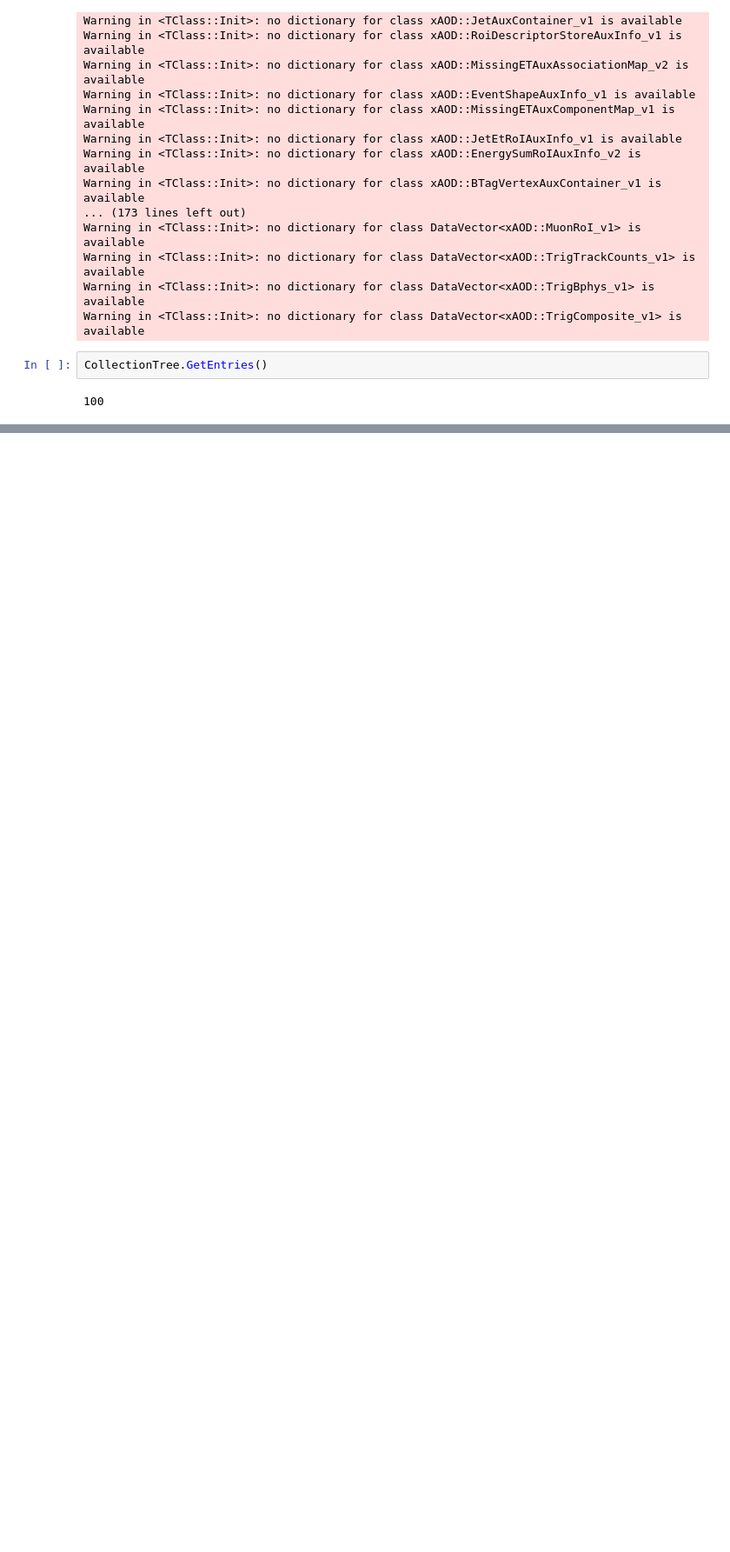
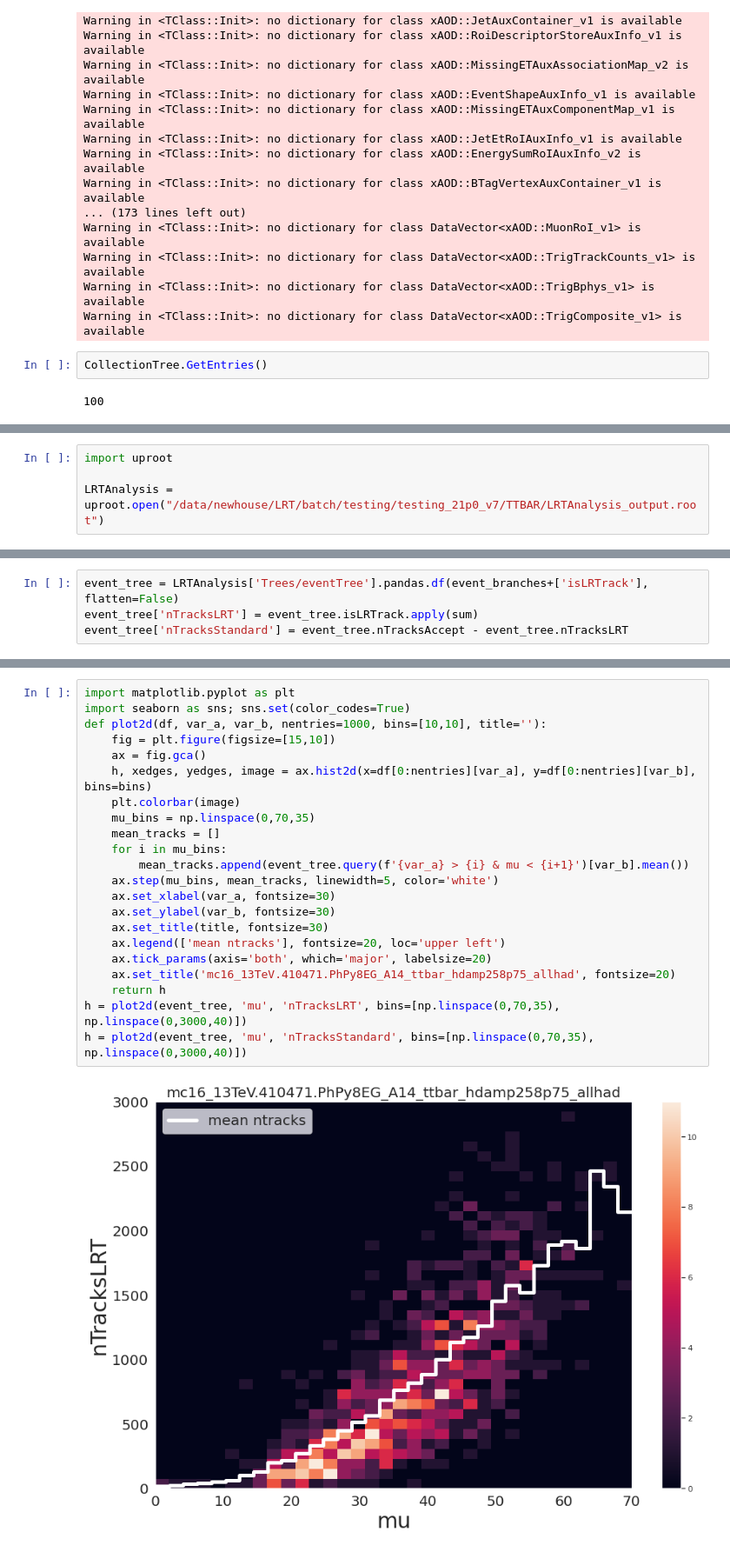
Before and after one commit to robinnewhouse/LRTNotebooks, a Jupyter notebook: testing.ipynb, the cells around one changed output, grey strips where cells are left out. Shown at 87% size. Drawn from its saved outputs; the diff is of its cells as text; blank space fills up the shorter version.

Commit message:
pileup testing

```diff
--- a/testing.ipynb
+++ b/testing.ipynb
@@ -349,0 +370,4 @@ CollectionTree.GetEntries()
+# %%
+import uproot
+
+LRTAnalysis = uproot.open("/data/newhouse/LRT/batch/testing/testing_21p0_v7/TTBAR/LRTAnalysis_output.root")
@@ -349,0 +475,4 @@ CollectionTree.GetEntries()
+# %%
+event_tree = LRTAnalysis['Trees/eventTree'].pandas.df(event_branches+['isLRTrack'], flatten=False)
+event_tree['nTracksLRT'] = event_tree.isLRTrack.apply(sum)
+event_tree['nTracksStandard'] = event_tree.nTracksAccept - event_tree.nTracksLRT
@@ -349,0 +496,24 @@ CollectionTree.GetEntries()
+# %%
+import matplotlib.pyplot as plt
+import seaborn as sns; sns.set(color_codes=True)
+def plot2d(df, var_a, var_b, nentries=1000, bins=[10,10], title=''):
+    fig = plt.figure(figsize=[15,10])
+    ax = fig.gca()
+    h, xedges, yedges, image = ax.hist2d(x=df[0:nentries][var_a], y=df[0:nentries][var_b], bins=bins)
+    plt.colorbar(image)
+    mu_bins = np.linspace(0,70,35)
+    mean_tracks = []
+    for i in mu_bins:
+        mean_tracks.append(event_tree.query(f'{var_a} > {i} & mu < {i+1}')[var_b].mean())
+    ax.step(mu_bins, mean_tracks, linewidth=5, color='white')
+    ax.set_xlabel(var_a, fontsize=30)
+    ax.set_ylabel(var_b, fontsize=30)
+    ax.set_title(title, fontsize=30)
+    ax.legend(['mean ntracks'], fontsize=20, loc='upper left')
+    ax.tick_params(axis='both', which='major', labelsize=20)
+    ax.set_title('mc16_13TeV.410471.PhPy8EG_A14_ttbar_hdamp258p75_allhad', fontsize=20)
+    return h
+h = plot2d(event_tree, 'mu', 'nTracksLRT', bins=[np.linspace(0,70,35), np.linspace(0,3000,40)])
+h = plot2d(event_tree, 'mu', 'nTracksStandard', bins=[np.linspace(0,70,35), np.linspace(0,3000,40)])
+# %% [output]
+[figure, added]
```
Also changed, not shown: parts of 7 cells of this notebook, 3 other files.
